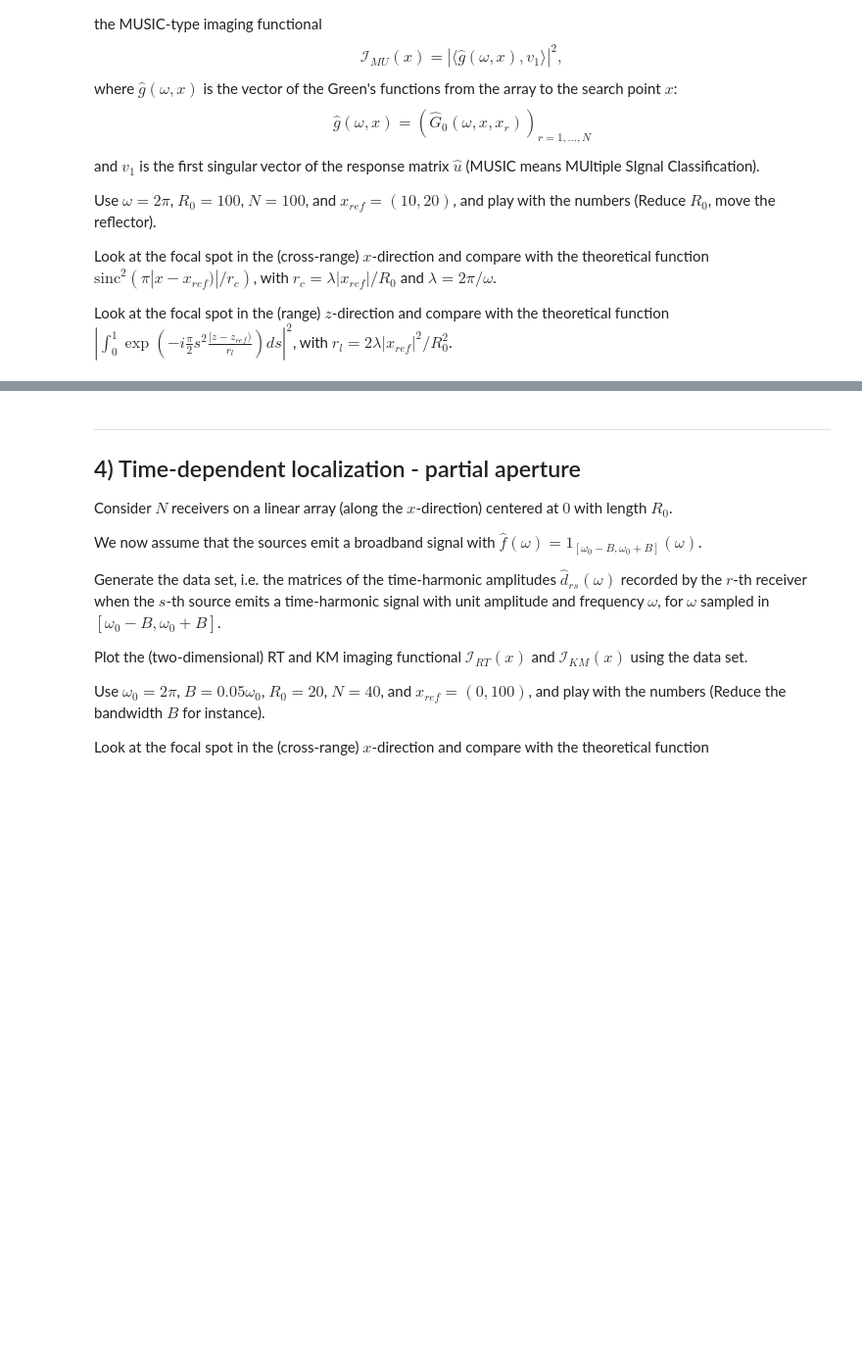
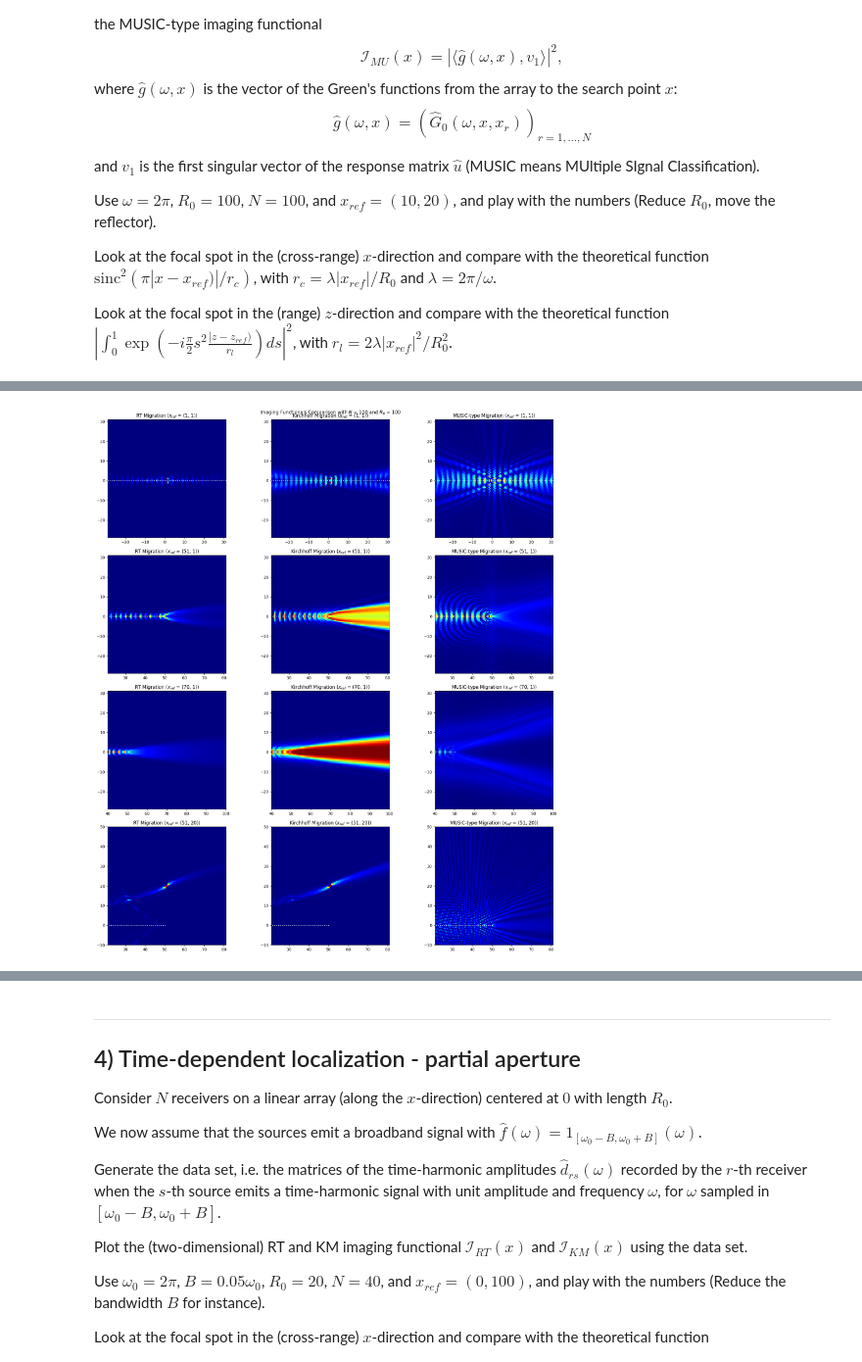
Before and after one commit to adonis107/MVA-IPI, a Jupyter notebook: notebooks/1. notebook.ipynb, the cells around one changed output, grey strips where cells are left out. Shown at 98% size. Saved outputs shown, nothing was run; the diff lists cells and outputs as text; code cells hidden in the pictures; blank space fills up the shorter version.

```diff
--- a/notebooks/1. notebook.ipynb
+++ b/notebooks/1. notebook.ipynb
@@ -661,7 +680,7 @@ z = np.linspace(zlim[0], zlim[1], n)
 X, Z = np.meshgrid(x, z)
 
 # Reflector positions
-ref_positions = [(1, 1), (51, 1), (70, 1), (20, 51)]
+ref_positions = [(1, 1), (51, 1), (70, 1), (51, 20)]
 
 # Zoom window size
 zoom_half_width = 30
@@ -716,33 +735,35 @@ for idx, x_ref in enumerate(ref_positions):
 
     # ---- Plot only zoomed versions ----
 
     axes[idx, 0].imshow(
         I_RT, extent=(xlim[0], xlim[1], zlim[0], zlim[1]), origin="lower", cmap="jet"
     )
     axes[idx, 0].scatter(x_t[:, 0], x_t[:, 1], c="white", s=1)
     axes[idx, 0].set_xlim(x_zoom)
     axes[idx, 0].set_ylim(z_zoom)
     axes[idx, 0].set_title(f"RT Migration ($x_{{ref}}$ = {x_ref})")
 
     axes[idx, 1].imshow(
         I_KM, extent=(xlim[0], xlim[1], zlim[0], zlim[1]), origin="lower", cmap="jet"
     )
     axes[idx, 1].scatter(x_t[:, 0], x_t[:, 1], c="white", s=1)
     axes[idx, 1].set_xlim(x_zoom)
     axes[idx, 1].set_ylim(z_zoom)
     axes[idx, 1].set_title(f"Kirchhoff Migration ($x_{{ref}}$ = {x_ref})")
 
     axes[idx, 2].imshow(
         I_MU, extent=(xlim[0], xlim[1], zlim[0], zlim[1]), origin="lower", cmap="jet"
     )
     axes[idx, 2].scatter(x_t[:, 0], x_t[:, 1], c="white", s=1)
     axes[idx, 2].set_xlim(x_zoom)
     axes[idx, 2].set_ylim(z_zoom)
     axes[idx, 2].set_title(f"MUSIC-type Migration ($x_{{ref}}$ = {x_ref})")
 
 fig.suptitle(f"Imaging Functionals Comparison with $N$ = {N} and $R_0$ = {R0}")
 plt.tight_layout()
 plt.show()
+# %% [output]
+[figure, added]
 # %% [markdown]
 <blockquote>
 
```
Also changed, not shown: parts of 13 cells of this notebook.
